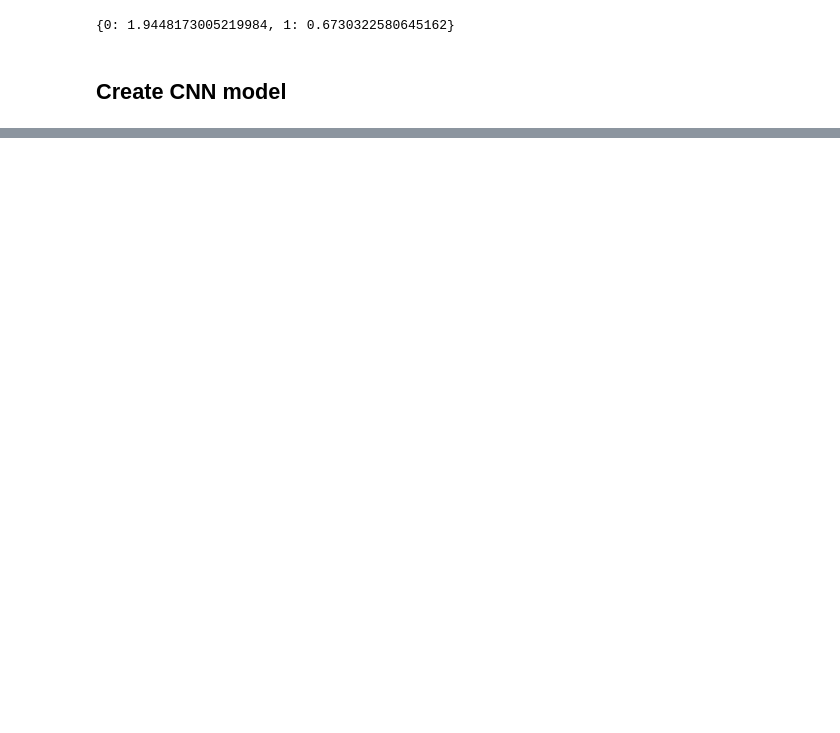
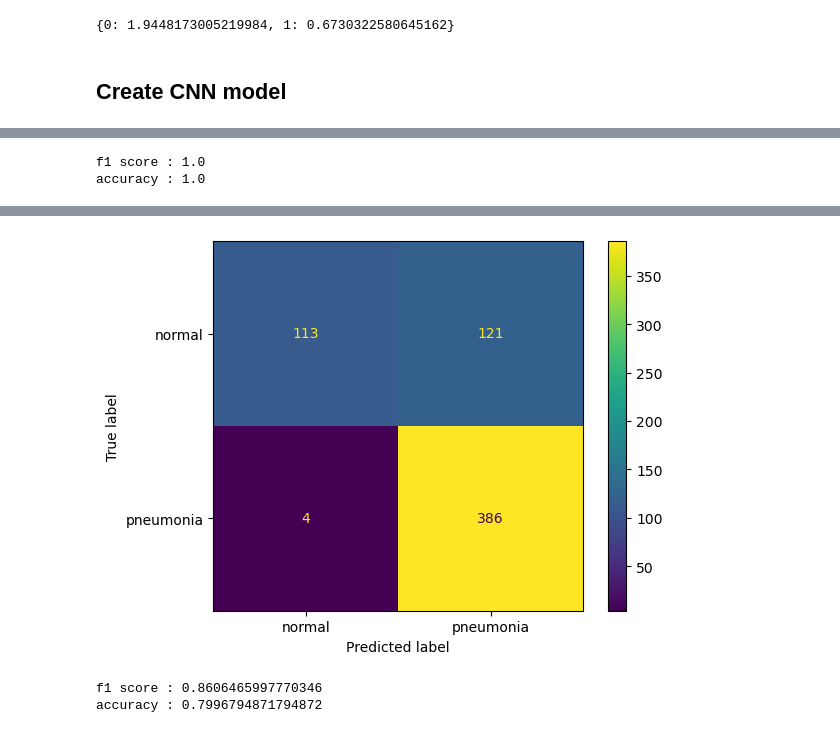
Before and after one commit to Sainane/PW4_ARN, a Jupyter notebook: CNN_pneumonia.ipynb, the cells around one changed output, grey strips where cells are left out. Drawn from its saved outputs; the diff is of its cells as text; code cells hidden in the pictures; blank space fills up the shorter version.

```diff
--- a/CNN_pneumonia.ipynb
+++ b/CNN_pneumonia.ipynb
@@ -172,0 +248,37 @@ val_labels = np.vstack(val_labels).squeeze().astype(int)
+# %%
+from sklearn.metrics import f1_score, accuracy_score
+print("f1 score :", f1_score(val_labels, val_prediction))
+print("accuracy :", accuracy_score(val_labels, val_prediction))
+# %% [output]
+f1 score : 1.0
+accuracy : 1.0
+# %%
+import numpy as np
+import matplotlib.pyplot as plt
+from sklearn.metrics import confusion_matrix
+import seaborn as sns
+
+val_images = []
+val_labels = []
+
+for img, label in test_ds:
+  val_images.append(img)
+  val_labels.append(label)
+
+val_images = np.vstack(val_images)
+val_labels = np.vstack(val_labels).squeeze().astype(int)
+
+# TODO: create confusion matrix and compute metrics here
+# and do the same for test set
+from sklearn.metrics import confusion_matrix
+
+val_prediction = cnn.predict(val_images).squeeze().round().astype(int)
+
+cm = confusion_matrix(val_labels, val_prediction)
+
+# Plot confusion matrix
+from sklearn.metrics import ConfusionMatrixDisplay
+disp = ConfusionMatrixDisplay(confusion_matrix=cm, display_labels=['normal', 'pneumonia'])
+disp.plot()
+plt.show()
+# %% [output]
@@ -172,0 +288,8 @@ val_labels = np.vstack(val_labels).squeeze().astype(int)
+[figure, added]
+# %%
+from sklearn.metrics import f1_score, accuracy_score
+print("f1 score :", f1_score(val_labels, val_prediction))
+print("accuracy :", accuracy_score(val_labels, val_prediction))
+# %% [output]
+f1 score : 0.8606465997770346
+accuracy : 0.7996794871794872
```
Also changed, not shown: parts of 10 cells of this notebook, 8 other files.
